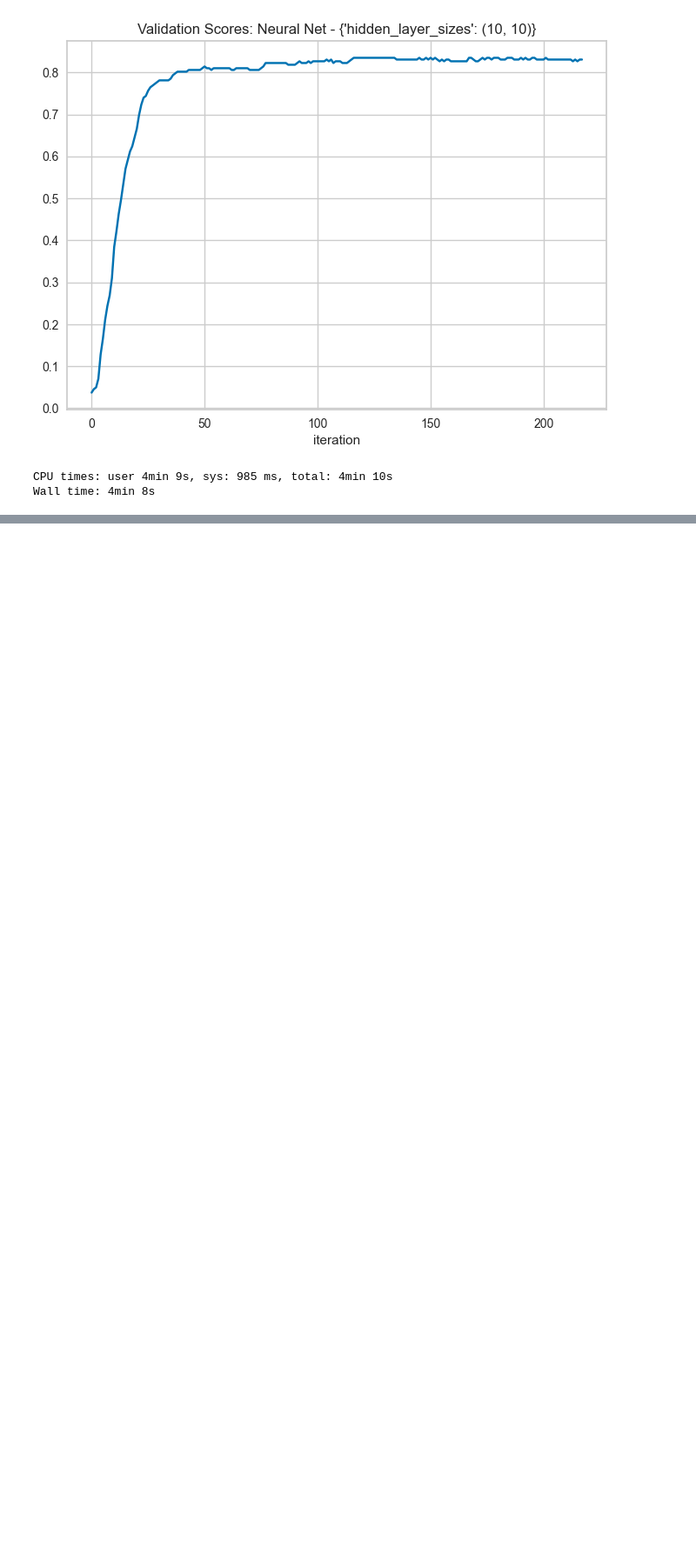
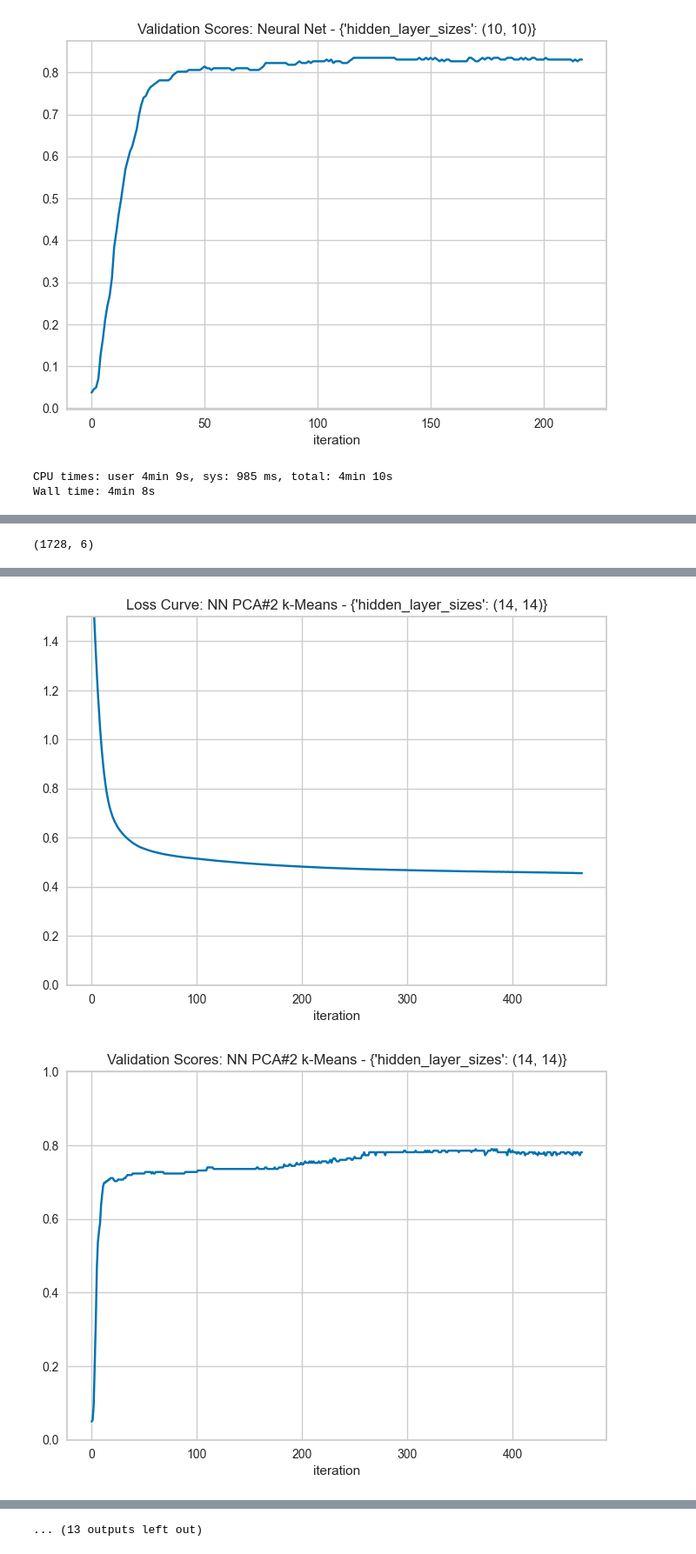
Before and after one commit to fonylew/machine-learning, a Jupyter notebook: unsupervised_learning/car_clustering.ipynb, the cells around one changed output, grey strips where cells are left out. Shown at 87% size. Saved outputs shown, nothing was run; the diff lists cells and outputs as text; code cells hidden in the pictures; blank space fills up the shorter version.

```diff
--- a/unsupervised_learning/car_clustering.ipynb
+++ b/unsupervised_learning/car_clustering.ipynb
@@ -1109,0 +1220,73 @@ for i, x_t in enumerate(dataset):
+# %%
+X_transformed['PCA'][6].shape
+# %% [output]
+(1728, 6)
+# %%
+%%time
+from sklearn.model_selection import GridSearchCV
+
+num_class = 4
+chosen = [2,5,5,3]
+dr = [f'PCA#{chosen[0]}', f'ICA#{chosen[1]}', f'Rand. Projection#{chosen[2]}', f'TruncatedSVD#{chosen[3]}']
+dataset = [X_transformed['PCA'][chosen[0]],
+            X_transformed['ICA'][chosen[1]],
+            X_transformed['Rand. Projection'][chosen[2]],
+            X_transformed['TruncatedSVD'][chosen[3]]
+            ]
+cl = ['k-Means', 'Expectation Max.']
+
+for i, x_t in enumerate(dataset):
+    print(f"=================== {dr[i]} =====================")
+
+    for j, c in enumerate(cl):
+        print(f"------------ {c}------------")
+        if j == 0:
+            clf = KMeans(n_clusters= num_class, random_state=42)
+        else:
+            clf = GaussianMixture(n_components=num_class,covariance_type='spherical', max_iter=no_iter, init_params= 'kmeans', random_state=42)
+        clf.fit(x_t)
+        y_pred = clf.predict(x_t)
+        print(x_t.shape)
+        print(y_pred.shape)
+        new_x_t = np.c_[x_t, y_pred]
+        print(new_x_t.shape)
+        x_train, x_test, y_train, y_test = train_test_split(new_x_t, y, test_size=0.3,random_state=42, stratify=y)
+        # Parameter Grid
+        param_grid = {'hidden_layer_sizes': [(n,n) for n in range(2,15)] + [(n,n,n) for n in range(2,15)]}
+
+        # Make grid search classifier
+        clf_grid = GridSearchCV(MLPClassifier(max_iter=1000, early_stopping=True,activation = 'relu',
+                            solver='adam',random_state=1, validation_fraction=0.2, n_iter_no_change=100), param_grid, verbose=1, cv=10)
+
+        # Train the classifier
+        clf_grid.fit(x_train, y_train)
+
+        y_pred = clf_grid.predict(x_test)
+        print("Best Parameters:\n", clf_grid.best_params_)
+        print("Best Estimators:\n", clf_grid.best_estimator_)
+        y_pred = clf_grid.best_estimator_.predict(x_test)
+
+        print("F1 Score: ", f1_score(y_test,y_pred, average='weighted'))
+        print("Training Accuracy: ", clf_grid.best_estimator_.score(x_train, y_train))
+        print("Testing Accuracy: ", clf_grid.best_estimator_.score(x_test, y_test))
+        print("Confusion Matrix")
+        print(confusion_matrix(y_test, y_pred))
+        print("Classification Report")
+        print(classification_report(y_test,y_pred))
+        print("Cross Validation Score")
+        print(cross_val_score(clf_grid.best_estimator_, x, y, cv=10, scoring='f1_weighted'))
+        print("Best Params : ", clf_grid.best_params_)
+        plt.plot(clf_grid.best_estimator_.loss_curve_)
+        plt.title(f"Loss Curve: NN {dr[i]} {c} - {clf_grid.best_params_}")
+        plt.xlabel("Log Loss")
+        plt.ylim(0,1.5)
+        plt.xlabel("iteration")
+        plt.show()
+
+        plt.plot(clf_grid.best_estimator_.validation_scores_)
+        plt.title(f"Validation Scores: NN {dr[i]} {c} - {clf_grid.best_params_}")
+        plt.xlabel("Validation score")
+        plt.ylim(0,1)
+        plt.xlabel("iteration")
+        plt.show()
+# %% [output]
@@ -1109,0 +1310,2 @@ for i, x_t in enumerate(dataset):
+[figure, added]
+[figure, added]
@@ -1109,0 +1369 @@ for i, x_t in enumerate(dataset):
+... (13 outputs left out)
```
Also changed, not shown: parts of 6 cells of this notebook, 1 other file.
